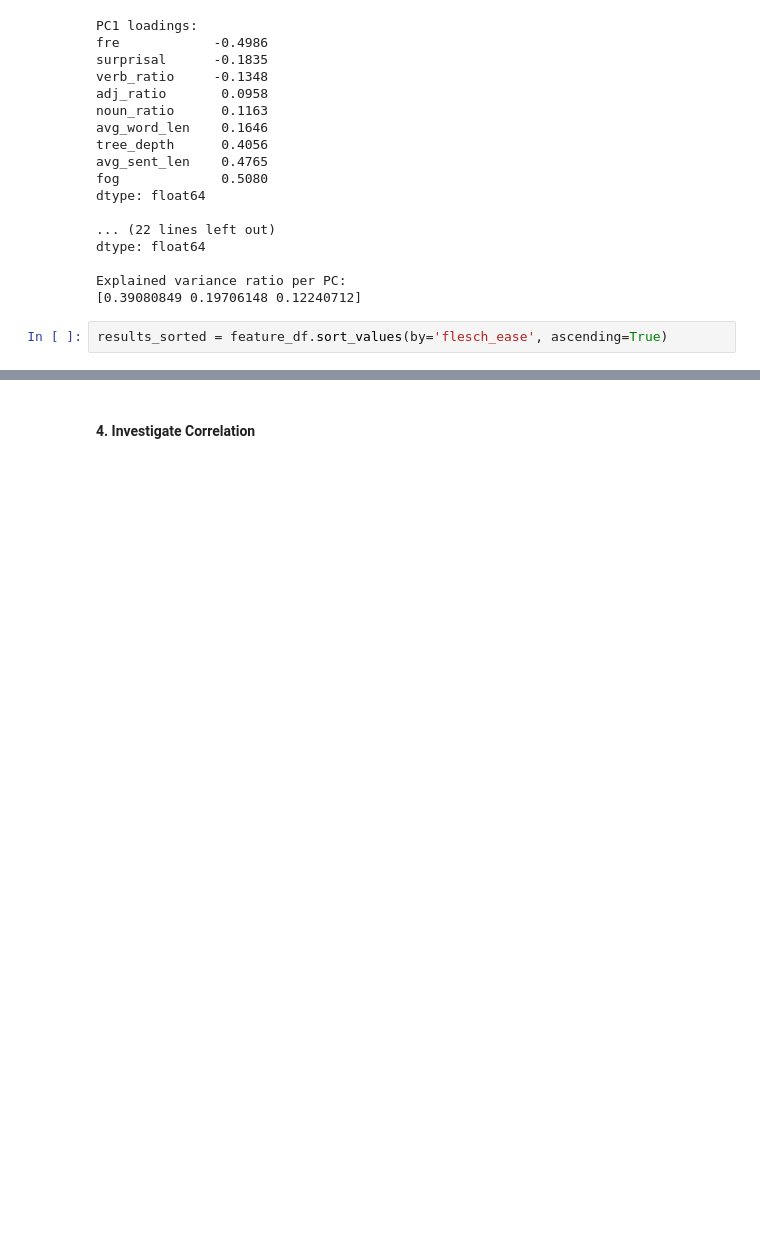
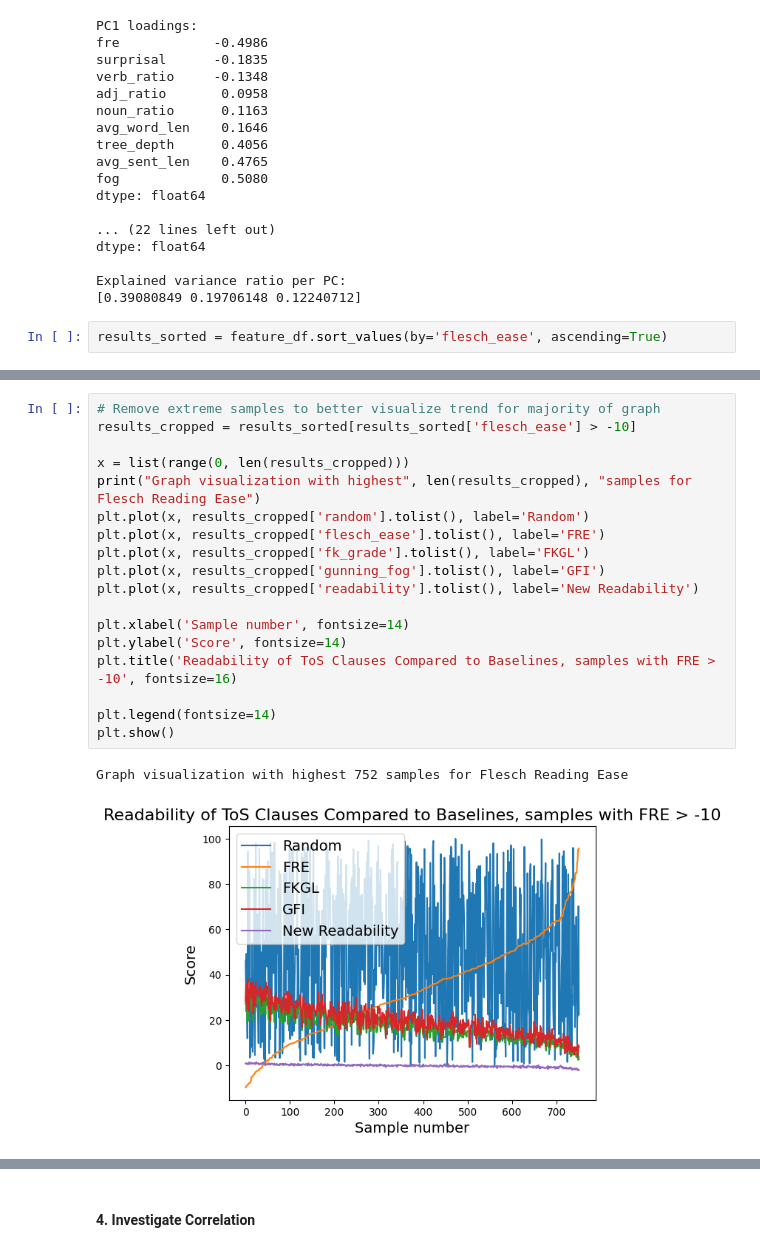
Before and after one commit to kristinemcl/tos-analysis, a Jupyter notebook: analyze.ipynb, the cells around one changed output, grey strips where cells are left out. Cells and saved outputs as stored; diff of their text form; blank space fills up the shorter version.

Commit message:
Added new readability vs baseline graph and sampling analysis

```diff
--- a/analyze.ipynb
+++ b/analyze.ipynb
@@ -512,0 +611,21 @@ plt.show()
+# %%
+# Remove extreme samples to better visualize trend for majority of graph
+results_cropped = results_sorted[results_sorted['flesch_ease'] > -10]
+
+x = list(range(0, len(results_cropped)))
+print("Graph visualization with highest", len(results_cropped), "samples for Flesch Reading Ease")
+plt.plot(x, results_cropped['random'].tolist(), label='Random')
+plt.plot(x, results_cropped['flesch_ease'].tolist(), label='FRE')
+plt.plot(x, results_cropped['fk_grade'].tolist(), label='FKGL')
+plt.plot(x, results_cropped['gunning_fog'].tolist(), label='GFI')
+plt.plot(x, results_cropped['readability'].tolist(), label='New Readability')
+
+plt.xlabel('Sample number', fontsize=14)
+plt.ylabel('Score', fontsize=14)
+plt.title('Readability of ToS Clauses Compared to Baselines, samples with FRE > -10', fontsize=16)
+
+plt.legend(fontsize=14)
+plt.show()
+# %% [output]
+Graph visualization with highest 752 samples for Flesch Reading Ease
+[figure, added]
```
Also changed, not shown: parts of 18 cells of this notebook.
